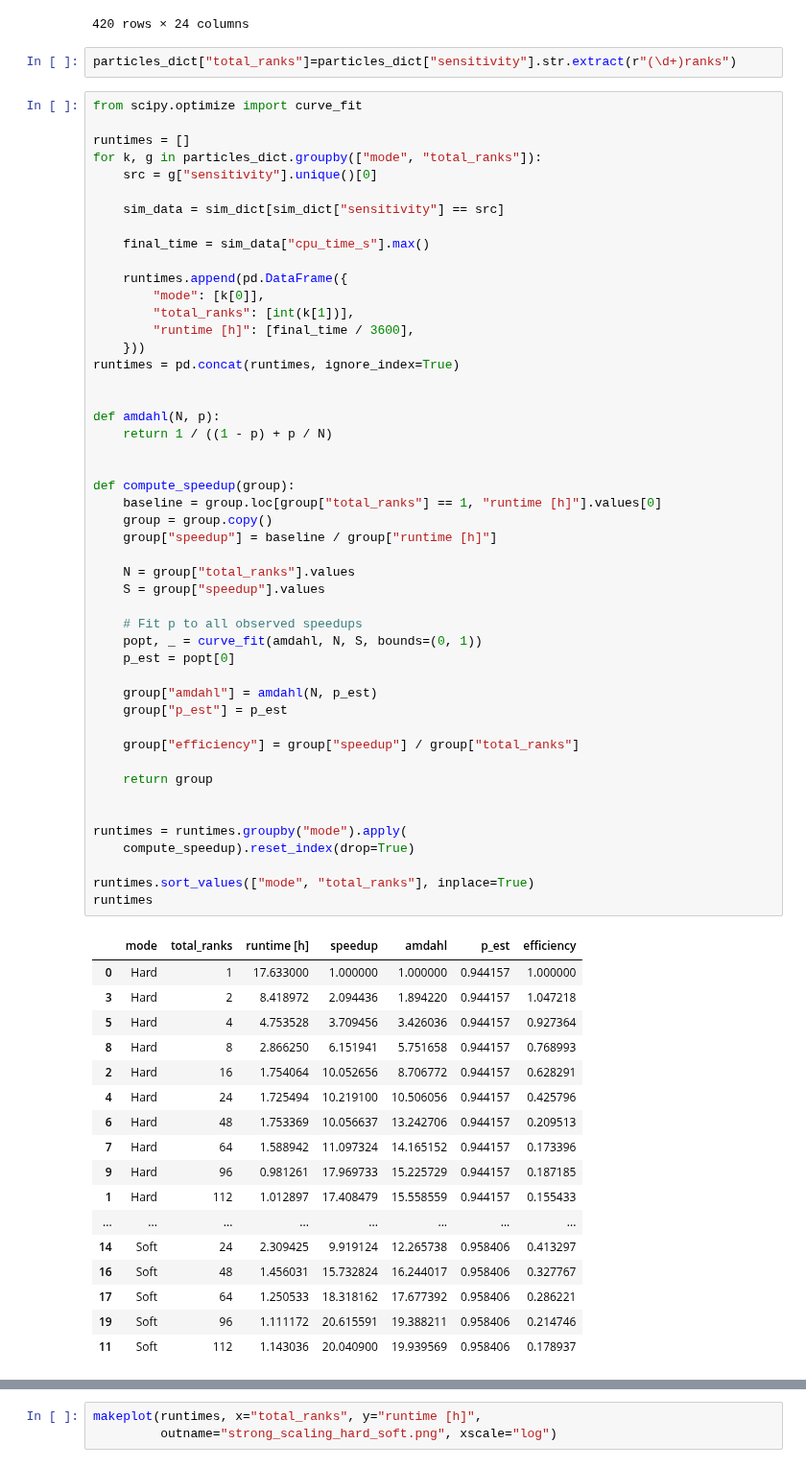
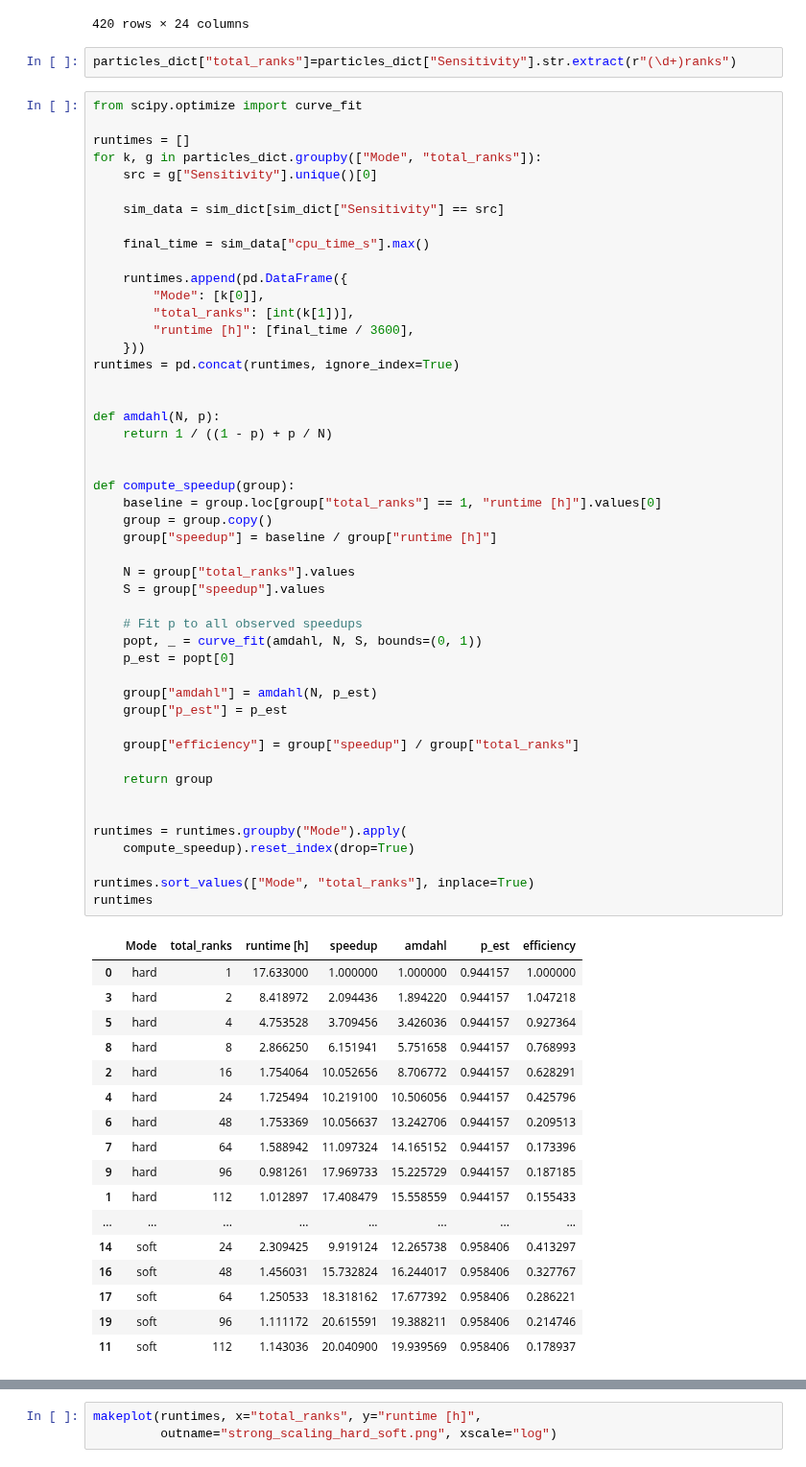
Before and after one commit to ManuelLerchner/ProliferatingCellCollectives-IDP, a Jupyter notebook: analysis/plot_strong_scaling.ipynb, the cells around one changed output, grey strips where cells are left out. Shown at 96% size. Cells and saved outputs as stored; diff of their text form.

```diff
--- a/analysis/plot_strong_scaling.ipynb
+++ b/analysis/plot_strong_scaling.ipynb
@@ -75,20 +83,20 @@ sim_dict
 | 419 | 20 | 12.928900 | 744.081000 | 342092 | 116018 | 642753 | ... |
 420 rows × 24 columns
 # %%
-particles_dict["total_ranks"]=particles_dict["sensitivity"].str.extract(r"(\d+)ranks")
+particles_dict["total_ranks"]=particles_dict["Sensitivity"].str.extract(r"(\d+)ranks")
 # %%
 from scipy.optimize import curve_fit
 
 runtimes = []
-for k, g in particles_dict.groupby(["mode", "total_ranks"]):
-    src = g["sensitivity"].unique()[0]
+for k, g in particles_dict.groupby(["Mode", "total_ranks"]):
+    src = g["Sensitivity"].unique()[0]
 
-    sim_data = sim_dict[sim_dict["sensitivity"] == src]
+    sim_data = sim_dict[sim_dict["Sensitivity"] == src]
 
     final_time = sim_data["cpu_time_s"].max()
 
     runtimes.append(pd.DataFrame({
-        "mode": [k[0]],
+        "Mode": [k[0]],
         "total_ranks": [int(k[1])],
         "runtime [h]": [final_time / 3600],
     }))
@@ -96,52 +104,52 @@ runtimes = pd.concat(runtimes, ignore_index=True)
 
 
 def amdahl(N, p):
     return 1 / ((1 - p) + p / N)
 
 
 def compute_speedup(group):
     baseline = group.loc[group["total_ranks"] == 1, "runtime [h]"].values[0]
     group = group.copy()
     group["speedup"] = baseline / group["runtime [h]"]
 
     N = group["total_ranks"].values
     S = group["speedup"].values
 
     # Fit p to all observed speedups
     popt, _ = curve_fit(amdahl, N, S, bounds=(0, 1))
     p_est = popt[0]
 
     group["amdahl"] = amdahl(N, p_est)
     group["p_est"] = p_est
 
     group["efficiency"] = group["speedup"] / group["total_ranks"]
 
     return group
 
 
-runtimes = runtimes.groupby("mode").apply(
+runtimes = runtimes.groupby("Mode").apply(
     compute_speedup).reset_index(drop=True)
 
-runtimes.sort_values(["mode", "total_ranks"], inplace=True)
+runtimes.sort_values(["Mode", "total_ranks"], inplace=True)
 runtimes
 # %% [output]
-|  | mode | total_ranks | runtime [h] | speedup | amdahl | p_est | efficiency |
-| 0 | Hard | 1 | 17.633000 | 1.000000 | 1.000000 | 0.944157 | 1.000000 |
-| 3 | Hard | 2 | 8.418972 | 2.094436 | 1.894220 | 0.944157 | 1.047218 |
-| 5 | Hard | 4 | 4.753528 | 3.709456 | 3.426036 | 0.944157 | 0.927364 |
-| 8 | Hard | 8 | 2.866250 | 6.151941 | 5.751658 | 0.944157 | 0.768993 |
-| 2 | Hard | 16 | 1.754064 | 10.052656 | 8.706772 | 0.944157 | 0.628291 |
-| 4 | Hard | 24 | 1.725494 | 10.219100 | 10.506056 | 0.944157 | 0.425796 |
-| 6 | Hard | 48 | 1.753369 | 10.056637 | 13.242706 | 0.944157 | 0.209513 |
-| 7 | Hard | 64 | 1.588942 | 11.097324 | 14.165152 | 0.944157 | 0.173396 |
-| 9 | Hard | 96 | 0.981261 | 17.969733 | 15.225729 | 0.944157 | 0.187185 |
-| 1 | Hard | 112 | 1.012897 | 17.408479 | 15.558559 | 0.944157 | 0.155433 |
+|  | Mode | total_ranks | runtime [h] | speedup | amdahl | p_est | efficiency |
+| 0 | hard | 1 | 17.633000 | 1.000000 | 1.000000 | 0.944157 | 1.000000 |
+| 3 | hard | 2 | 8.418972 | 2.094436 | 1.894220 | 0.944157 | 1.047218 |
+| 5 | hard | 4 | 4.753528 | 3.709456 | 3.426036 | 0.944157 | 0.927364 |
+| 8 | hard | 8 | 2.866250 | 6.151941 | 5.751658 | 0.944157 | 0.768993 |
+| 2 | hard | 16 | 1.754064 | 10.052656 | 8.706772 | 0.944157 | 0.628291 |
+| 4 | hard | 24 | 1.725494 | 10.219100 | 10.506056 | 0.944157 | 0.425796 |
+| 6 | hard | 48 | 1.753369 | 10.056637 | 13.242706 | 0.944157 | 0.209513 |
+| 7 | hard | 64 | 1.588942 | 11.097324 | 14.165152 | 0.944157 | 0.173396 |
+| 9 | hard | 96 | 0.981261 | 17.969733 | 15.225729 | 0.944157 | 0.187185 |
+| 1 | hard | 112 | 1.012897 | 17.408479 | 15.558559 | 0.944157 | 0.155433 |
 | ... | ... | ... | ... | ... | ... | ... | ... |
-| 14 | Soft | 24 | 2.309425 | 9.919124 | 12.265738 | 0.958406 | 0.413297 |
-| 16 | Soft | 48 | 1.456031 | 15.732824 | 16.244017 | 0.958406 | 0.327767 |
-| 17 | Soft | 64 | 1.250533 | 18.318162 | 17.677392 | 0.958406 | 0.286221 |
-| 19 | Soft | 96 | 1.111172 | 20.615591 | 19.388211 | 0.958406 | 0.214746 |
-| 11 | Soft | 112 | 1.143036 | 20.040900 | 19.939569 | 0.958406 | 0.178937 |
+| 14 | soft | 24 | 2.309425 | 9.919124 | 12.265738 | 0.958406 | 0.413297 |
+| 16 | soft | 48 | 1.456031 | 15.732824 | 16.244017 | 0.958406 | 0.327767 |
+| 17 | soft | 64 | 1.250533 | 18.318162 | 17.677392 | 0.958406 | 0.286221 |
+| 19 | soft | 96 | 1.111172 | 20.615591 | 19.388211 | 0.958406 | 0.214746 |
+| 11 | soft | 112 | 1.143036 | 20.040900 | 19.939569 | 0.958406 | 0.178937 |
 # %%
 def makeplot(data, x, y, xlabel=None, ylabel=None, outname=None, variable="density",
              xscale=None, yscale=None,
```
Also changed, not shown: parts of 4 cells of this notebook, 3 other files.
